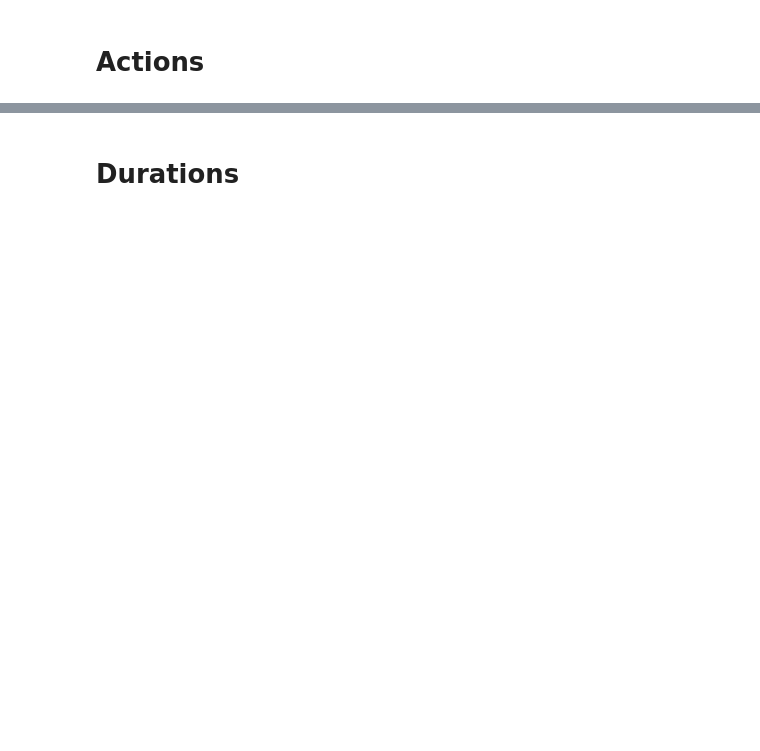
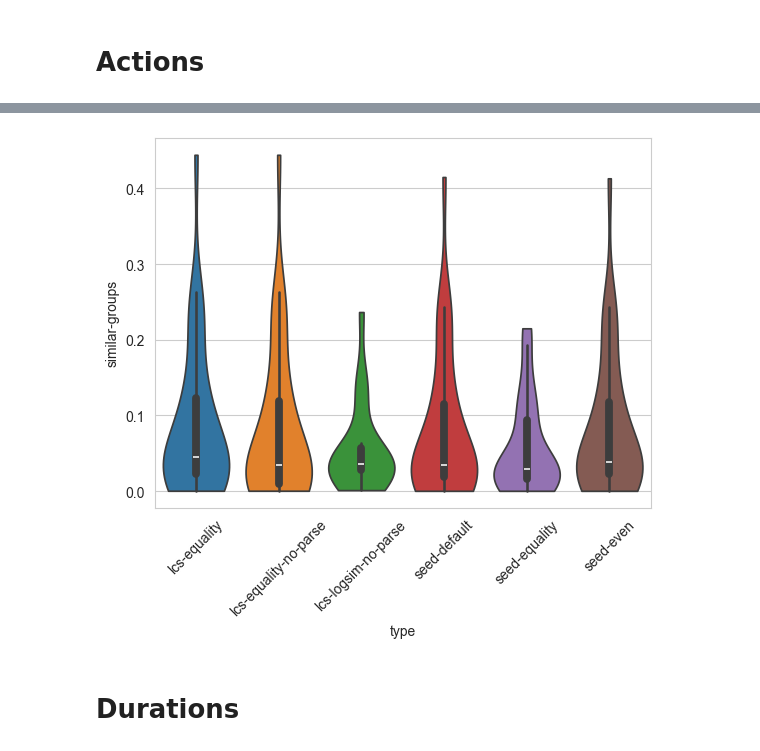
Before and after one commit to labri-progress/cidiff, a Jupyter notebook: python/benchmark.ipynb, the cells around one changed output, grey strips where cells are left out. Saved outputs shown, nothing was run; the diff lists cells and outputs as text; code cells hidden in the pictures; blank space fills up the shorter version.

```diff
--- a/python/benchmark.ipynb
+++ b/python/benchmark.ipynb
@@ -39,2 +35,15 @@ plt.show()
+# %%
+fig, axes = plt.subplots(nrows=2, ncols=3, figsize=(20, 10))
+normalized2 = normalized2[normalized2["type"] in ("seed-default", "seed-equality", "seed-levenshtein", "seed-cosine", "seed-monge_elkman", "seed-smith_waterman", "seed-jaccard")]
+sns.violinplot(data=normalized2, x="type", y="actions", hue="type", cut=0, ax=axes[0, 0])
+sns.violinplot(data=normalized2, x="type", y="added", hue="type", cut=0, ax=axes[0, 1])
+sns.violinplot(data=normalized2, x="type", y="deleted", hue="type", cut=0, ax=axes[0, 2])
+sns.violinplot(data=normalized2, x="type", y="unchanged", hue="type", cut=0, ax=axes[1, 0])
+sns.violinplot(data=normalized2, x="type", y="updated", hue="type", cut=0, ax=axes[1, 1])
+sns.violinplot(data=normalized2, x="type", y="moved", hue="type", cut=0, ax=axes[1, 2])
+for ax in axes.flat:
+    ax.tick_params(axis='x', labelrotation=45)
+plt.tight_layout()
+plt.show()
 # %%
 plt.figure(figsize=(12,6))
@@ -47,3 +56,9 @@ plt.show()
+# %%
+sns.violinplot(data=normalized2, x="type", y="similar-groups", hue="type", cut=0)
+plt.xticks(rotation=45)
+plt.show()
+# %% [output]
+[figure, added]
 # %% [markdown]
 # Durations
 # %%
```
Also changed, not shown: parts of 5 cells of this notebook, 15 other files.
